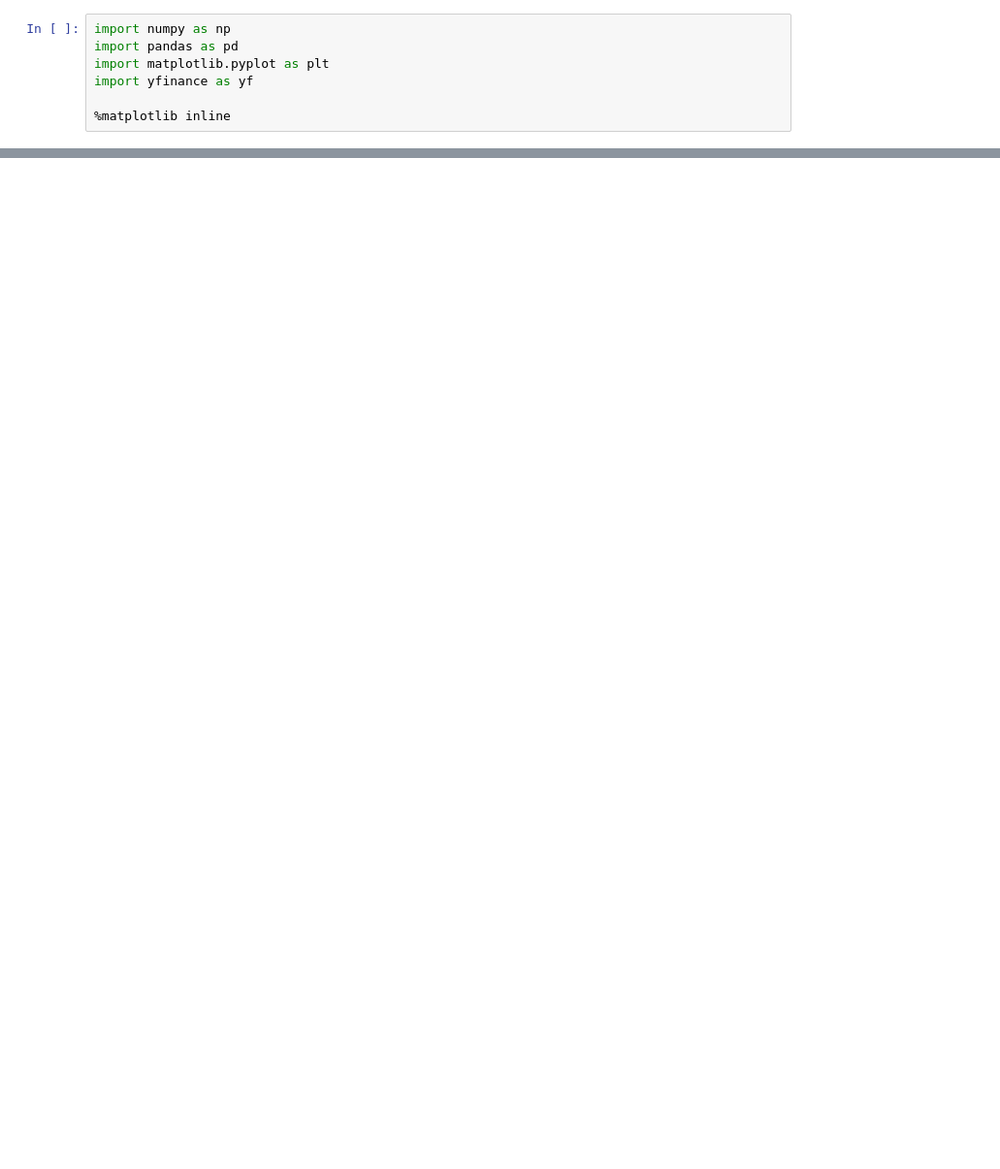
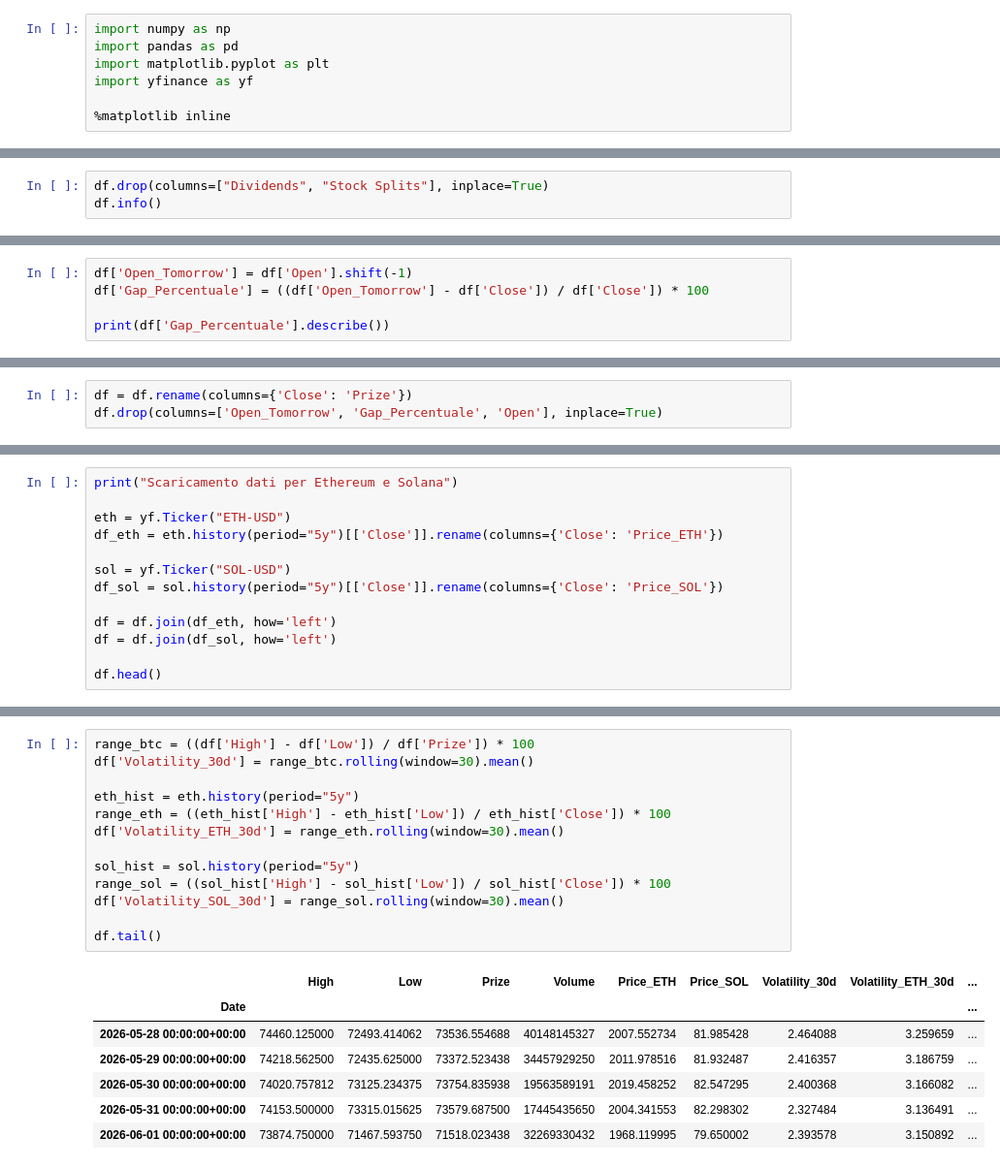
Before and after one commit to TverdohlebEgor/ProgettoDataIntensive, a Jupyter notebook: main.ipynb, the cells around one changed output, grey strips where cells are left out. Shown at 97% size. Saved outputs shown, nothing was run; the diff lists cells and outputs as text; blank space fills up the shorter version.

```diff
--- a/main.ipynb
+++ b/main.ipynb
@@ -151,0 +57,3 @@ KeyError: 'Tweet_Volume'
+# %%
+df.drop(columns=["Dividends", "Stock Splits"], inplace=True)
+df.info()
@@ -151,0 +79,5 @@ KeyError: 'Tweet_Volume'
+# %%
+df['Open_Tomorrow'] = df['Open'].shift(-1)
+df['Gap_Percentuale'] = ((df['Open_Tomorrow'] - df['Close']) / df['Close']) * 100
+
+print(df['Gap_Percentuale'].describe())
@@ -151,0 +97,3 @@ KeyError: 'Tweet_Volume'
+# %%
+df = df.rename(columns={'Close': 'Prize'})
+df.drop(columns=['Open_Tomorrow', 'Gap_Percentuale', 'Open'], inplace=True)
@@ -151,0 +106,13 @@ KeyError: 'Tweet_Volume'
+# %%
+print("Scaricamento dati per Ethereum e Solana")
+
+eth = yf.Ticker("ETH-USD")
+df_eth = eth.history(period="5y")[['Close']].rename(columns={'Close': 'Price_ETH'})
+
+sol = yf.Ticker("SOL-USD")
+df_sol = sol.history(period="5y")[['Close']].rename(columns={'Close': 'Price_SOL'})
+
+df = df.join(df_eth, how='left')
+df = df.join(df_sol, how='left')
+
+df.head()
@@ -151,0 +133,21 @@ KeyError: 'Tweet_Volume'
+# %%
+range_btc = ((df['High'] - df['Low']) / df['Prize']) * 100
+df['Volatility_30d'] = range_btc.rolling(window=30).mean()
+
+eth_hist = eth.history(period="5y")
+range_eth = ((eth_hist['High'] - eth_hist['Low']) / eth_hist['Close']) * 100
+df['Volatility_ETH_30d'] = range_eth.rolling(window=30).mean()
+
+sol_hist = sol.history(period="5y")
+range_sol = ((sol_hist['High'] - sol_hist['Low']) / sol_hist['Close']) * 100
+df['Volatility_SOL_30d'] = range_sol.rolling(window=30).mean()
+
+df.tail()
+# %% [output]
+|  | High | Low | Prize | Volume | Price_ETH | Price_SOL | Volatility_30d | Volatility_ETH_30d | ... |
+| Date |  |  |  |  |  |  |  |  | ... |
+| 2026-05-28 00:00:00+00:00 | 74460.125000 | 72493.414062 | 73536.554688 | 40148145327 | 2007.552734 | 81.985428 | 2.464088 | 3.259659 | ... |
+| 2026-05-29 00:00:00+00:00 | 74218.562500 | 72435.625000 | 73372.523438 | 34457929250 | 2011.978516 | 81.932487 | 2.416357 | 3.186759 | ... |
+| 2026-05-30 00:00:00+00:00 | 74020.757812 | 73125.234375 | 73754.835938 | 19563589191 | 2019.458252 | 82.547295 | 2.400368 | 3.166082 | ... |
+| 2026-05-31 00:00:00+00:00 | 74153.500000 | 73315.015625 | 73579.687500 | 17445435650 | 2004.341553 | 82.298302 | 2.327484 | 3.136491 | ... |
+| 2026-06-01 00:00:00+00:00 | 73874.750000 | 71467.593750 | 71518.023438 | 32269330432 | 1968.119995 | 79.650002 | 2.393578 | 3.150892 | ... |
```
Also changed, not shown: parts of 57 cells of this notebook, 3 other files.
